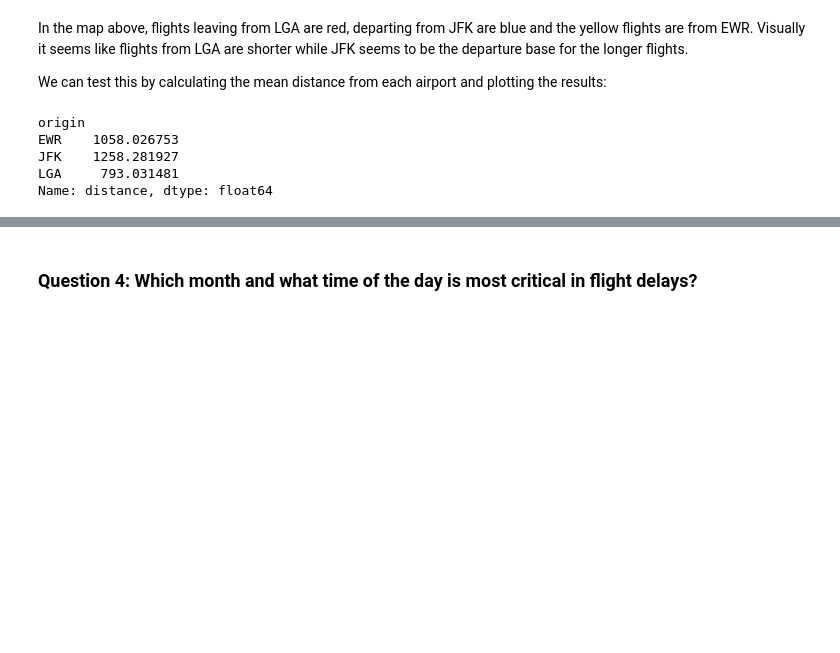
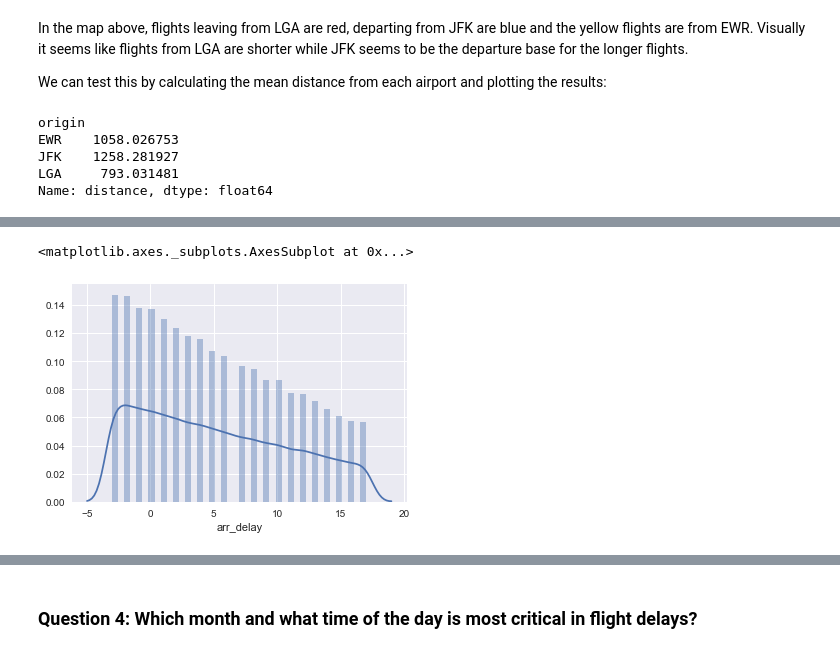
Before and after one commit to shiv-konar/Foundation-Project, a Jupyter notebook: Kalle/Project.ipynb, the cells around one changed output, grey strips where cells are left out. Saved outputs shown, nothing was run; the diff lists cells and outputs as text; code cells hidden in the pictures; blank space fills up the shorter version.

```diff
--- a/Kalle/Project.ipynb
+++ b/Kalle/Project.ipynb
@@ -265 +302,6 @@ sns.barplot(x='dest_state', y='dep_delay', data=no_outlier_flights, estimator=np
+# %%
+sns.distplot(no_outlier_flights['arr_delay'])
+# %% [output]
+<matplotlib.axes._subplots.AxesSubplot at 0x...>
+[figure, added]
 # %%
```
Also changed, not shown: parts of 29 cells of this notebook, 3 other files.
